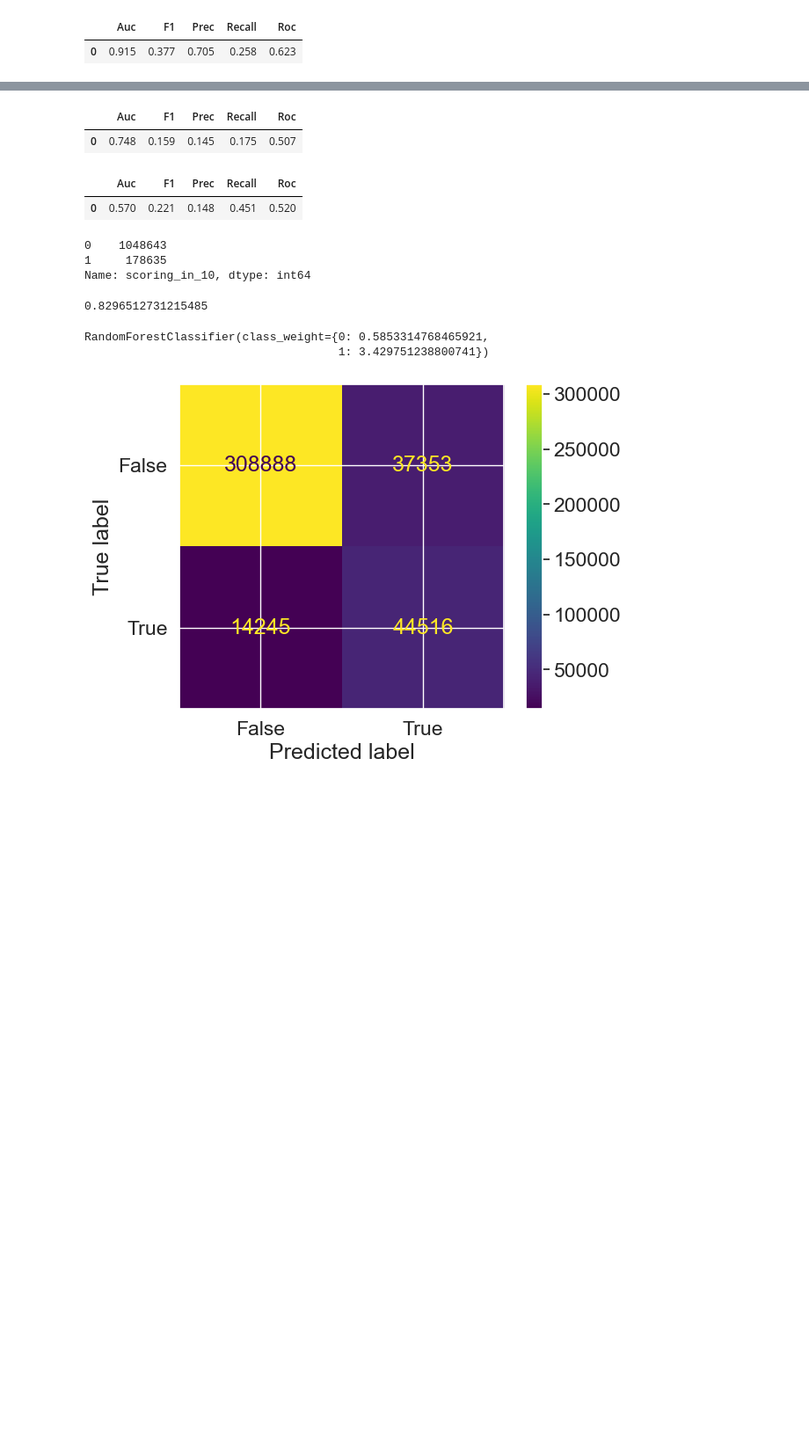
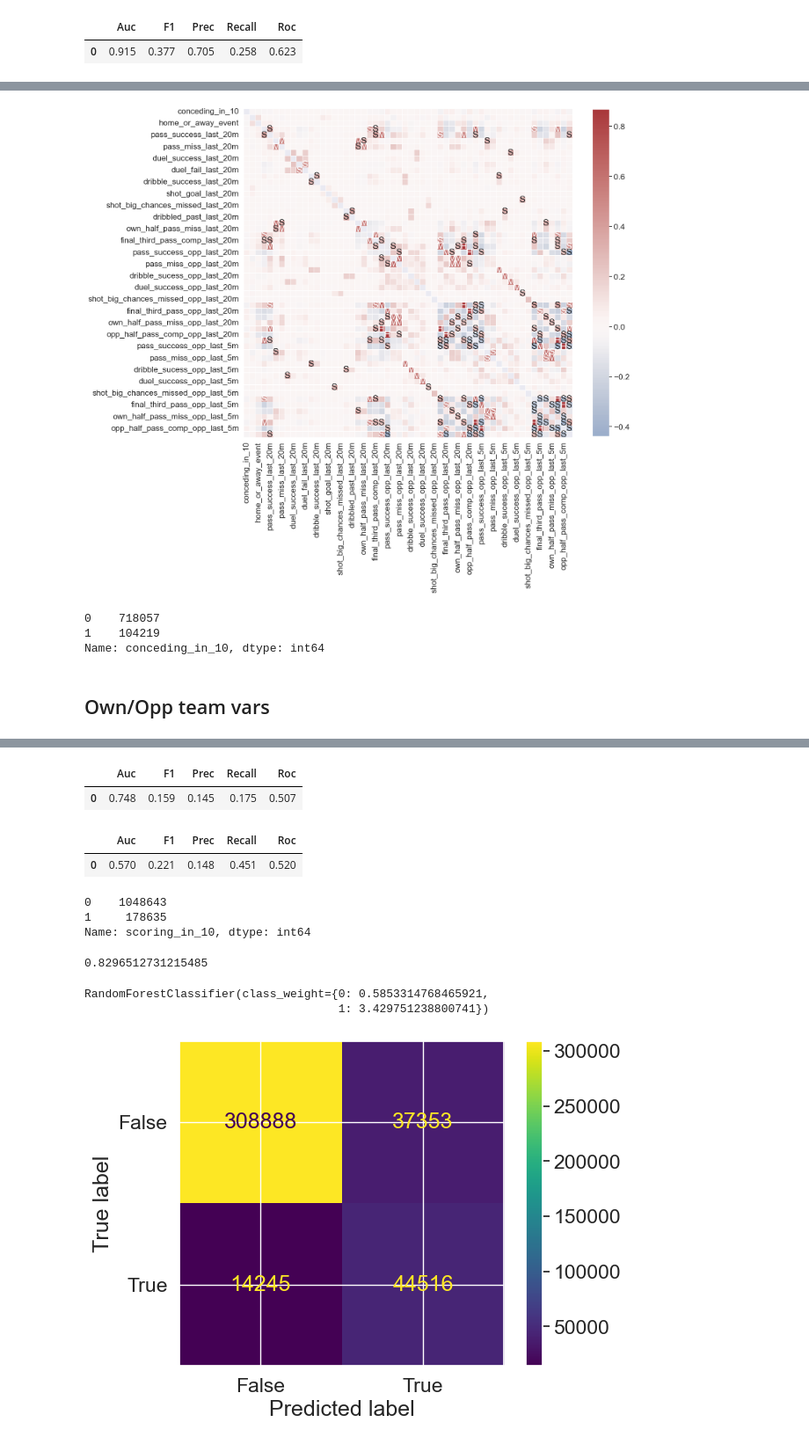
Before and after one commit to Kavdee/Diploma, a Jupyter notebook: dipterv_EDA.ipynb, the cells around one changed output, grey strips where cells are left out. Shown at 88% size. Cells and saved outputs as stored; diff of their text form; code cells hidden in the pictures; blank space fills up the shorter version.

```diff
--- a/dipterv_EDA.ipynb
+++ b/dipterv_EDA.ipynb
@@ -434,0 +420,19 @@ sns.heatmap(df_corr, mask=np.eye(len(df_corr)), square=True,
+# %%
+df_conc=df.copy()
+conc_model_cols=["conceding_in_10","match_state","home_or_away_event"]
+minutes=5
+minutes_2=20
+for column in player_vars:
+    df_conc=last_X_summary_player(df_conc,column,minutes)
+    df_conc=last_X_summary_player(df_conc,column,minutes_2)
+    col_name_1=column+'_last_'+str(minutes)+'m'
+    col_name_2=column+'_last_'+str(minutes_2)+'m'
+    df_conc[col_name_2]=df_conc[col_name_2]-df_conc[col_name_1]
+    conc_model_cols.extend([col_name_1,col_name_2])
+
+for column in team_vars:
+    df_conc=last_X_summary_team(df_conc,column,minutes)
+    df_conc=last_X_summary_team(df_conc,column,minutes_2)
+    col_name_1=column+'_last_'+str(minutes)+'m_team'
+    col_name_2=column+'_last_'+str(minutes_2)+'m_team'
+    df_conc[col_name_2]=df_conc[col_name_2]-df_conc[col_name_1]
@@ -434,0 +493,4 @@ sns.heatmap(df_corr, mask=np.eye(len(df_corr)), square=True,
+# %%
+conc_team_cols=["pass_success_own_last_20m","pass_success_opp_last_20m","pass_miss_own_last_20m","pass_miss_opp_last_20m","dribble_success_own_last_20m","dribble_sucess_opp_last_20m","duel_success_own_last_20m","duel_success_opp_last_20m","shot_big_chances_missed_own_last_20m","shot_big_chances_missed_opp_last_20m","final_third_pass_own_last_20m","final_third_pass_opp_last_20m","own_half_pass_miss_own_last_20m","own_half_pass_miss_opp_last_20m","opp_half_pass_comp_own_last_20m","opp_half_pass_comp_opp_last_20m","pass_success_own_last_5m","pass_success_opp_last_5m","pass_miss_own_last_5m","pass_miss_opp_last_5m","dribble_success_own_last_5m","dribble_sucess_opp_last_5m","duel_success_own_last_5m","duel_success_opp_last_5m","shot_big_chances_missed_own_last_5m","shot_big_chances_missed_opp_last_5m","final_third_pass_own_last_5m","final_third_pass_opp_last_5m","own_half_pass_miss_own_last_5m","own_half_pass_miss_opp_last_5m","opp_half_pass_comp_own_last_5m","opp_half_pass_comp_opp_last_5m","field_tilt_20m"]
+# %%
+conc_model_cols=conc_model_cols+conc_team_cols
@@ -434,0 +499,2 @@ sns.heatmap(df_corr, mask=np.eye(len(df_corr)), square=True,
+# %%
+model_conceding=df_conc[df_conc["minute"]>=5][conc_model_cols].fillna(0)
@@ -434,0 +510,19 @@ sns.heatmap(df_corr, mask=np.eye(len(df_corr)), square=True,
+# %%
+#Feature correlation
+
+# Computes feature correlation
+df_corr = model_conceding.corr(method="pearson")
+
+# Create labels for the correlation matrix
+labels = np.where(np.abs(df_corr)>0.75, "H",
+                  np.where(np.abs(df_corr)>0.5, "M",
+                           np.where(np.abs(df_corr)>0.25, "S", "")))
+
+# Plot correlation matrix
+plt.figure(figsize=(15, 15))
+sns.set(font_scale=1.5)
+sns.heatmap(df_corr, mask=np.eye(len(df_corr)), square=True,
+            center=0, annot=labels, fmt='', linewidths=.5,
+            cmap="vlag", cbar_kws={"shrink": 0.8},);
+# %% [output]
+[figure, added]
@@ -434,0 +536,8 @@ sns.heatmap(df_corr, mask=np.eye(len(df_corr)), square=True,
+# %%
+y_train.value_counts()
+# %% [output]
+0    718057
+1    104219
+Name: conceding_in_10, dtype: int64
+# %% [markdown]
+<h2>Own/Opp team vars
```
Also changed, not shown: parts of 80 cells of this notebook.
